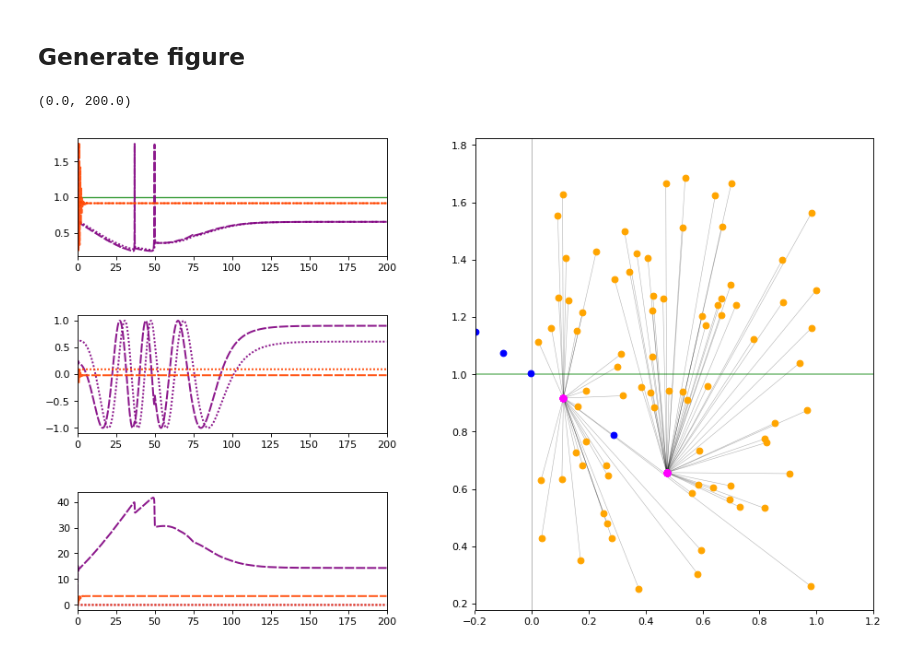
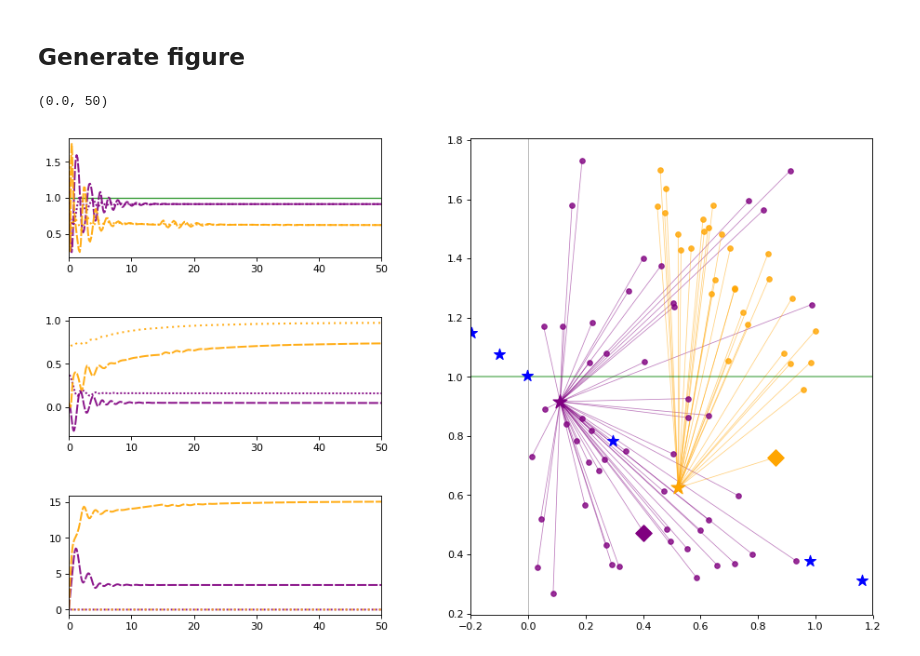
Before and after one commit to parkseo7/KuramotoPlasticDelay, a Jupyter notebook: fig2D_numerics.ipynb, the cells around one changed output. Cells and saved outputs as stored; diff of their text form; code cells hidden in the pictures.

```diff
--- a/fig2D_numerics.ipynb
+++ b/fig2D_numerics.ipynb
@@ -209,6 +221,7 @@ arr_lin1 = arr_lin1[:,None]
 
 arr_phases1 = trial1['y'] - arr_lin1
 asy_phases1 = asylib.weight_avg(trial1['t'], arr_phases1, asy)
+asy_Delta1 = np.abs(asy_phases1[1] - asy_phases1[0])
 
 # Store
 trial1['phases'] = arr_phases1
@@ -245,6 +258,7 @@ arr_lin2 = arr_lin2[:,None]
 
 arr_phases2 = trial2['y'] - arr_lin2
 asy_phases2 = asylib.weight_avg(trial2['t'], arr_phases2, asy)
+asy_Delta2 = np.abs(asy_phases2[1] - asy_phases2[0])
 
 # Store
 trial2['phases'] = arr_phases2
@@ -280,16 +312,16 @@ line_opts = {'linewidth': 1.8,
             }
 
 ls1 = (0, (5,1))
-ls2 = (0, (1,1))
+ls2 = (1, (1,1))
+ls3 = (1, (1,2))
 
 tf = np.max(trial1['t'])
 
 # Dotted lines (linking initial to asy points in fig.d)
 dotopts = {'linestyle': '-',
-           'linewidth': 0.5,
+           'linewidth': 0.7,
            'marker': None,
-           'color': 'black',
-           'alpha': 0.3
+           'alpha': 0.5
           }
 
 omega_opts = {'linewidth': 1.2,
@@ -298,6 +330,12 @@ omega_opts = {'linewidth': 1.2,
               'color': 'green'
               }
 
+alp_init = 0.8
+
+initsize = 25
+initsize2 = 125
+starsize = 125
+starsize2 = 200
 
 num_plot = int(init_freqs.size)
 freq_absmax = np.max(np.abs(init_freqs - dict_ex['w0']))
@@ -313,48 +351,64 @@ ax[2].set_position(bbox2)
 ax[3].set_position(bbox3)
 
 # Trial 1:
 ax[0].plot(trial1['t'], trial1['yp'][:,0], color=trial1['color'], linestyle=ls1, **line_opts)
 ax[1].plot(trial1['t'], np.sin(trial1['phases'])[:,0], color=trial1['color'], linestyle=ls1, **line_opts)
 ax[2].plot(trial1['t'], trial1['tau'][:,0], color=trial1['color'], linestyle=ls1, **line_opts)
 
 ax[0].plot(trial1['t'], trial1['yp'][:,1], color=trial1['color'], linestyle=ls2, **line_opts)
 ax[1].plot(trial1['t'], np.sin(trial1['phases'])[:,1], color=trial1['color'], linestyle=ls2, **line_opts)
 ax[2].plot(trial1['t'], trial1['tau'][:,1], color=trial1['color'], linestyle=ls2, **line_opts)
 
 # Trial 2:
 ax[0].plot(trial2['t'], trial2['yp'][:,0], color=trial2['color'], linestyle=ls1, **line_opts)
 ax[1].plot(trial2['t'], np.sin(trial2['phases'])[:,0], color=trial2['color'], linestyle=ls1, **line_opts)
 ax[2].plot(trial2['t'], trial2['tau'][:,0], color=trial2['color'], linestyle=ls1, **line_opts)
 
-ax[0].plot(trial2['t'], trial2['yp'][:,1], color=trial2['color'], linestyle=ls2, **line_opts)
-ax[1].plot(trial2['t'], np.sin(trial2['phases'])[:,1], color=trial2['color'], linestyle=ls2, **line_opts)
-ax[2].plot(trial2['t'], trial2['tau'][:,1], color=trial2['color'], linestyle=ls2, **line_opts)
+ax[0].plot(trial2['t'], trial2['yp'][:,1], color=trial2['color'], linestyle=ls3, **line_opts)
+ax[1].plot(trial2['t'], np.sin(trial2['phases'])[:,1], color=trial2['color'], linestyle=ls3, **line_opts)
+ax[2].plot(trial2['t'], trial2['tau'][:,1], color=trial2['color'], linestyle=ls3, **line_opts)
 
 ax[0].axhline(y=dict_ex['w0'], zorder=-1, **omega_opts)
 
 # Figure D:
-for k in range(num_plot):
-    p1 = np.array([init_Deltas[k], asy_Deltas[k]])
-    p2 = np.array([init_freqs[k], asy_freqs[k]])
-    ax[3].plot(p1, p2, **dotopts, zorder=-2)
 
-ax[3].scatter(init_Deltas[:num_plot], init_freqs[:num_plot], color='orange', zorder=-1)
-ax[3].scatter(asy_Deltas[:num_plot], asy_freqs[:num_plot], color='magenta', zorder=1)
-ax[3].scatter(eq_Deltas, eq_freqs, color='blue', zorder=0)
+# Group 1:
+for j in range(inds1.size):
+
+    p1 = np.array([init_Deltas[inds1[j]], asy_Deltas[inds1[j]]])
+    p2 = np.array([init_freqs[inds1[j]], asy_freqs[inds1[j]]])
+    ax[3].plot(p1, p2, color=trial1['color'], **dotopts, zorder=-2)
+
+ax[3].scatter(init_Deltas[inds1], init_freqs[inds1], color=trial1['color'], s=initsize, alpha=alp_init, zorder=-1)
+ax[3].scatter(np.array([asy_Delta1]), np.array([asy_Omega1]), color=trial1['color'], marker='*', s=starsize2, zorder=0)
+
+for j in range(inds2.size):
+
+    p1 = np.array([init_Deltas[inds2[j]], asy_Deltas[inds2[j]]])
+    p2 = np.array([init_freqs[inds2[j]], asy_freqs[inds2[j]]])
+    ax[3].plot(p1, p2, color=trial2['color'], **dotopts, zorder=-2)
+
+ax[3].scatter(init_Deltas[inds2], init_freqs[inds2], color=trial2['color'], s=initsize, alpha=alp_init, zorder=-1)
+ax[3].scatter(asy_Delta2, asy_Omega2, color=trial2['color'], marker='*', s=starsize2, zorder=0)
+
+ax[3].scatter(eq_Deltas, eq_freqs, color='blue', marker='*', s=starsize, zorder=-1)
+
+ax[3].scatter(trial1['Delta0'], trial1['init_freq'], color=trial1['color'], s=initsize2, marker='D', zorder=0)
+ax[3].scatter(trial2['Delta0'], trial2['init_freq'], color=trial2['color'], s=initsize2, marker='D', zorder=0)
 
 ax[3].axhline(y=dict_ex['w0'], color='green', alpha=0.5, zorder=-2)
 ax[3].axvline(x=0, color='black', alpha=0.5, linewidth=0.5, zorder=-2)
 
 ax[3].set_xlim(left= -0.2*np.max(init_Deltas), right=1.2*np.max(init_Deltas))
 ax[3].set_ylim(bottom=dict_ex['w0'] - 1.1*freq_absmax, top=dict_ex['w0'] + 1.1*freq_absmax)
 
 # Adjustments to axes
-ax[0].set_xlim(left=np.min(trial1['t']), right=tf)
-ax[1].set_xlim(left=np.min(trial1['t']), right=tf)
-ax[2].set_xlim(left=np.min(trial1['t']), right=tf)
+ax[0].set_xlim(left=np.min(trial1['t']), right=tf_show)
+ax[1].set_xlim(left=np.min(trial1['t']), right=tf_show)
+ax[2].set_xlim(left=np.min(trial1['t']), right=tf_show)
 # %% [output]
-(0.0, 200.0)
+(0.0, 50)
-[figure, old version]
+[figure, new version]
 # %%
 print(trial1['color'] + ' freq: ' + str(trial1['asy_Omega']) + ', initial phase diff: ' + str(trial1['Delta0']))
 print(trial2['color'] + ' freq: ' + str(trial2['asy_Omega']) + ', initial phase diff: ' + str(trial2['Delta0']))
```
Also changed, not shown: parts of 5 cells of this notebook, 24 other files.
